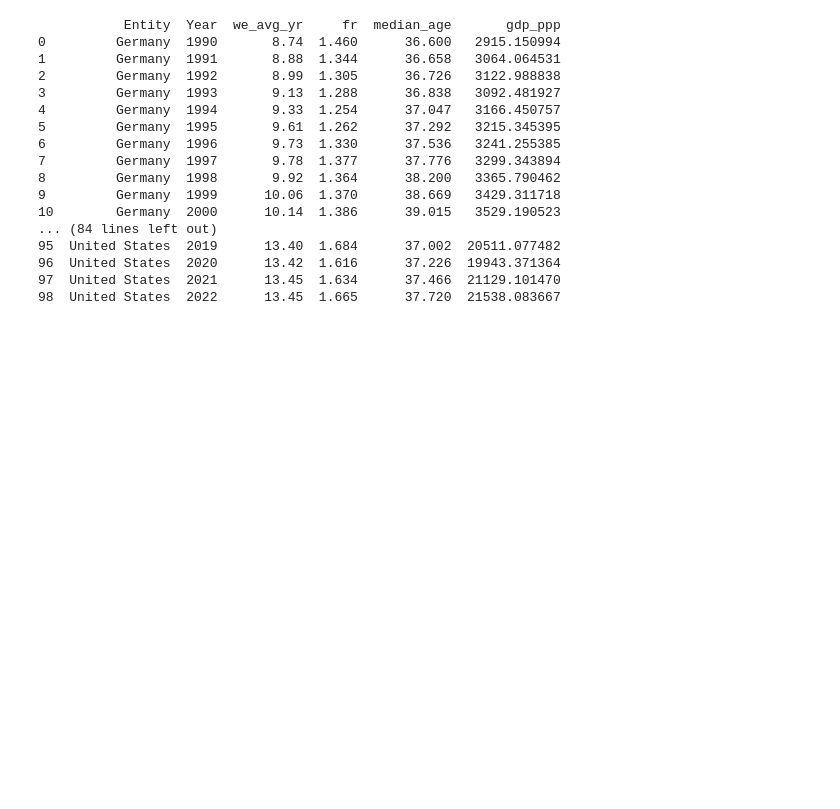
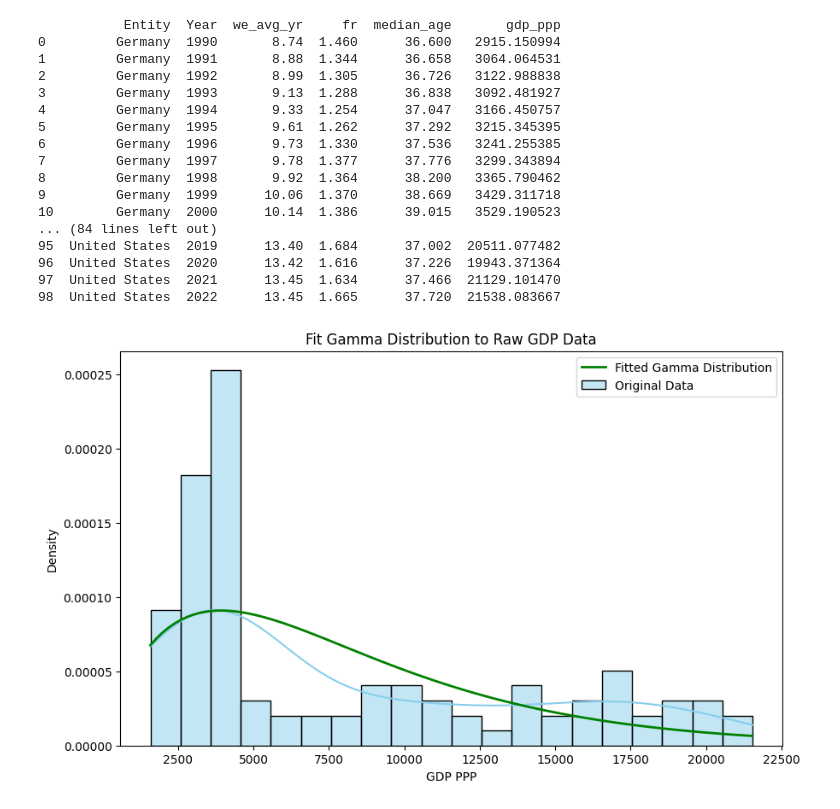
Before and after one commit to sathyaNEU/eco-gdp-predictor, a Jupyter notebook: notebook/eda/dataprep.ipynb, the cells around one changed output. Saved outputs shown, nothing was run; the diff lists cells and outputs as text; code cells hidden in the pictures; blank space fills up the shorter version.

```diff
--- a/notebook/eda/dataprep.ipynb
+++ b/notebook/eda/dataprep.ipynb
@@ -198,3 +215,36 @@ print(merged_df.to_string())
 98  United States  2022      13.45  1.665      37.720  21538.083667
 # %%
 merged_df.to_csv(artifacts_path+'eco-1990-2022.csv',index=False)
+# %%
+import numpy as np
+import matplotlib.pyplot as plt
+import seaborn as sns
+from scipy.stats import gamma
+
+# Assuming 'merged_df' is your dataframe and 'gdp_ppp' is the column of interest
+gdp_data = merged_df['gdp_ppp']
+
+# Fit the Gamma distribution to the raw GDP data (without log transformation)
+shape, loc, scale = gamma.fit(gdp_data, floc=0)  # Fix location at 0 for fitting
+
+# Plot the histogram of original data and the fitted Gamma distribution
+plt.figure(figsize=(10, 6))
+
+# Plot histogram of original GDP data
+sns.histplot(gdp_data, kde=True, color='skyblue', bins=20, stat='density', label='Original Data')
+
+# Plot the PDF of the fitted Gamma distribution
+x = np.linspace(gdp_data.min(), gdp_data.max(), 100)
+pdf_fitted = gamma.pdf(x, shape, loc, scale)
+plt.plot(x, pdf_fitted, color='green', label='Fitted Gamma Distribution', linewidth=2)
+
+# Title and labels
+plt.title('Fit Gamma Distribution to Raw GDP Data')
+plt.xlabel('GDP PPP')
+plt.ylabel('Density')
+plt.legend()
+
+# Show the plot
+plt.show()
+# %% [output]
+[figure, added]
```
Also changed, not shown: parts of 25 cells of this notebook, 5 other files.
